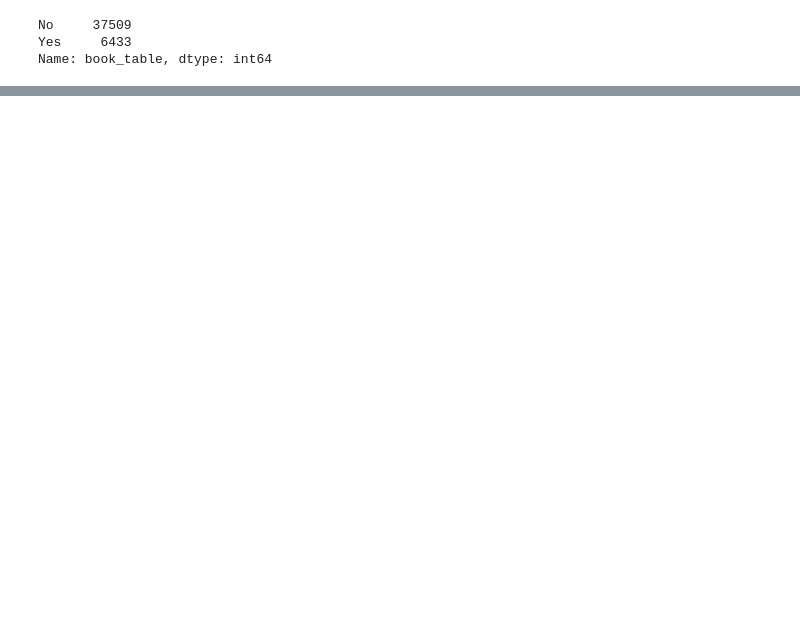
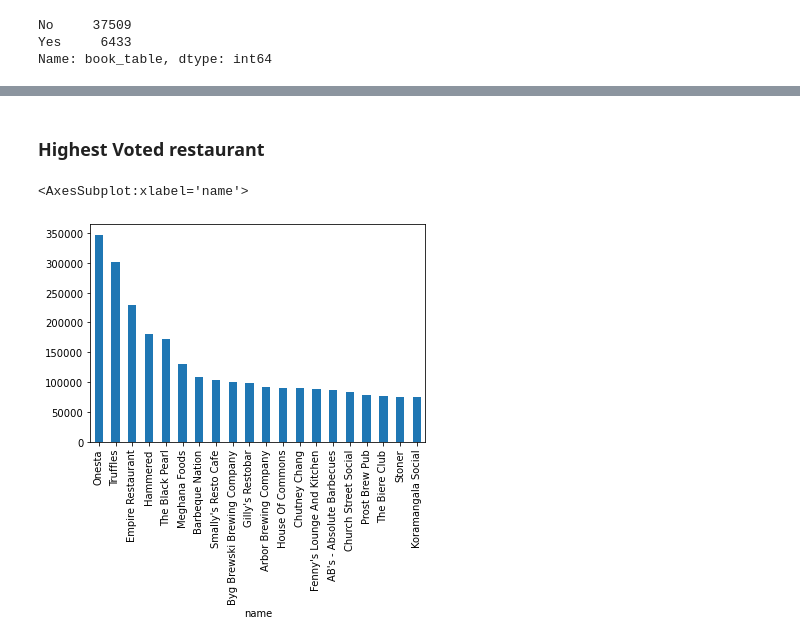
Before and after one commit to Omkar078/Zomato_Geospatial_Analysis, a Jupyter notebook: Zomato_Geospatial_Analysis.ipynb, the cells around one changed output, grey strips where cells are left out. Drawn from its saved outputs; the diff is of its cells as text; code cells hidden in the pictures; blank space fills up the shorter version.

```diff
--- a/Zomato_Geospatial_Analysis.ipynb
+++ b/Zomato_Geospatial_Analysis.ipynb
@@ -275,0 +284,2 @@ iplot([trace])
+# %%
+df.dropna(axis = 'index', subset = ['rest_type'], inplace = True)
@@ -275,0 +305,7 @@ iplot([trace])
+# %% [markdown]
+### Highest Voted restaurant
+# %%
+df.groupby('name')['votes'].sum().nlargest(20).plot.bar()
+# %% [output]
+<AxesSubplot:xlabel='name'>
+[figure, added]
```
Also changed, not shown: parts of 15 cells of this notebook.
